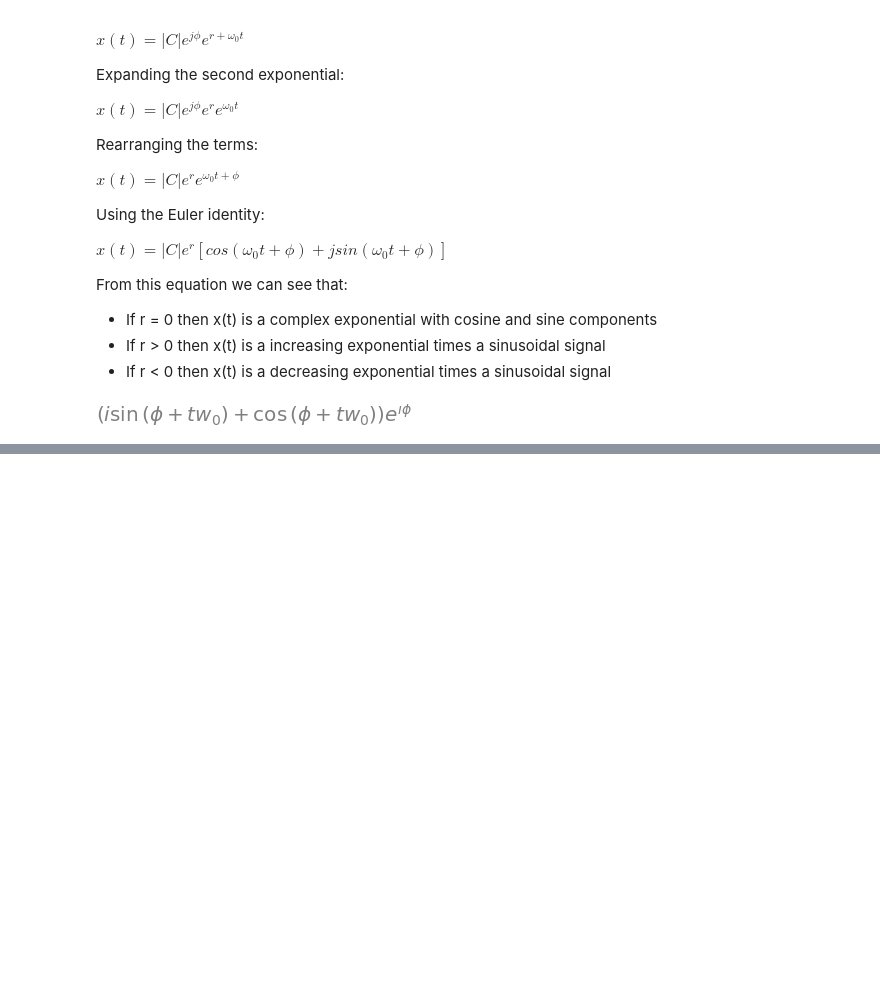
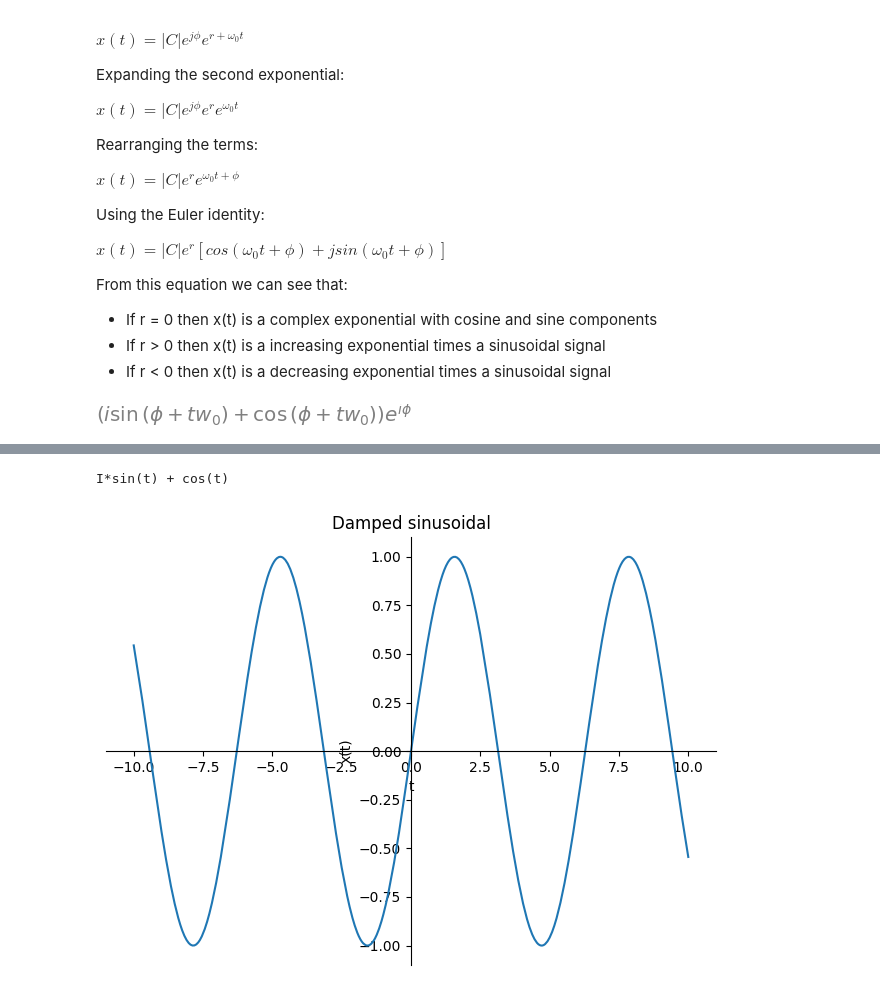
Before and after one commit to zjukd00m/SignalsAndSystems, a Jupyter notebook: Introduction/labs-01-exponentials.ipynb, the cells around one changed output, grey strips where cells are left out. Cells and saved outputs as stored; diff of their text form; code cells hidden in the pictures; blank space fills up the shorter version.

```diff
--- a/Introduction/labs-01-exponentials.ipynb
+++ b/Introduction/labs-01-exponentials.ipynb
@@ -253,0 +301,21 @@ gen_complex_exp
+# %%
+# When r < 1, we get a damped sinusoidal signal
+
+decreasing_gen_exp = gen_complex_exp.subs([
+    (r, -1),
+    (phi, 0),
+    (w0, 1)
+])
+
+print(decreasing_gen_exp)
+
+_ = sp.plot(
+    sp.im(decreasing_gen_exp),
+    title="Damped sinusoidal",
+    xlabel="t",
+    ylabel="x(t)",
+    # xlim=(-10, 2*math.pi*10)
+)
+# %% [output]
+I*sin(t) + cos(t)
+[figure, added]
```
Also changed, not shown: parts of 7 cells of this notebook, 1 other file.
